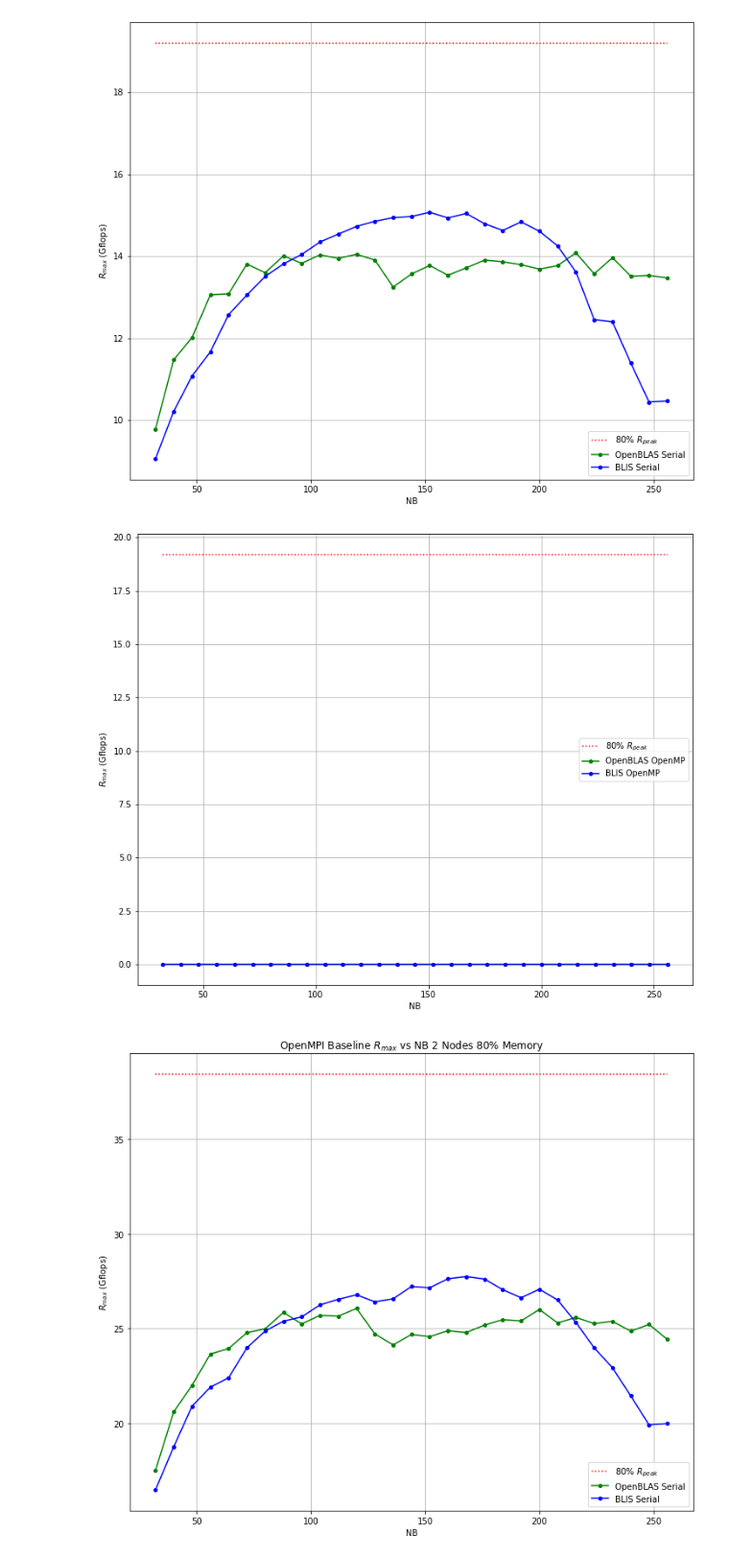
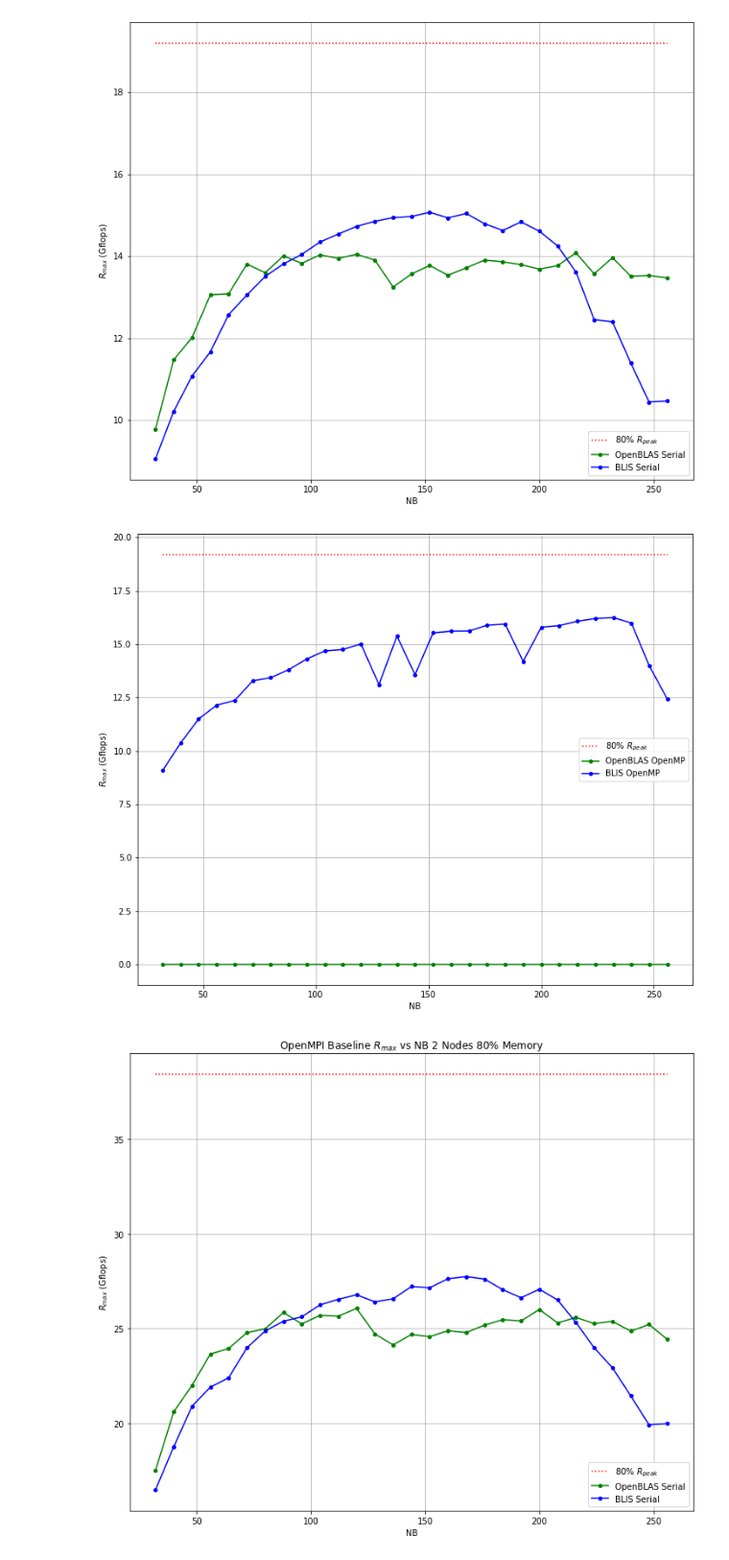
Before and after one commit to johnduffymsc/dissertation, a Jupyter notebook: picluster.ipynb, the cells around one changed output. Shown at 96% size. Drawn from its saved outputs; the diff is of its cells as text; code cells hidden in the pictures.

```diff
--- a/picluster.ipynb
+++ b/picluster.ipynb
@@ -288,63 +288,63 @@ openblas_openmp = [
     0,
     0,
     0,
     0,
     0,
     0,
     0,
     0,
     0,
     0,
     0,
     0
 ]
 
 blis_openmp = [
-    0,
-    0,
-    0,
-    0,
-    0,
-    0,
-    0,
-    0,
-    0,
-    0,
-    0,
-    0,
-    0,
-    0,
-    0,
-    0,
-    0,
-    0,
-    0,
-    0,
-    0,
-    0,
-    0,
-    0,
-    0,
-    0,
-    0,
-    0,
-    0
+    9.0775e+00,
+    1.0375e+01,
+    1.1497e+01,
+    1.2144e+01,
+    1.2362e+01,
+    1.3286e+01,
+    1.3429e+01,
+    1.3810e+01,
+    1.4310e+01,
+    1.4684e+01,
+    1.4753e+01,
+    1.5011e+01,
+    1.3109e+01,
+    1.5382e+01,
+    1.3571e+01,
+    1.5526e+01,
+    1.5608e+01,
+    1.5615e+01,
+    1.5890e+01,
+    1.5940e+01,
+    1.4193e+01,
+    1.5793e+01,
+    1.5870e+01,
+    1.6072e+01,
+    1.6201e+01,
+    1.6244e+01,
+    1.5990e+01,
+    1.3971e+01,
+    1.2422e+01
 ]
 
 plt.figure(figsize=(12, 10))
 #plt.title("OpenMP Baseline $R_{max}$ vs NB 1 Node (4 Cores) 80% Memory")
 plt.plot([32, 256], [R_PEAK_80, R_PEAK_80], ":", markersize=4, color="red")
 plt.plot(nb, openblas_openmp, "-go", markersize=4)
 plt.plot(nb, blis_openmp, "-bo", markersize=4)
 plt.xlabel("NB")
 plt.ylabel("$R_{max}$ (Gflops)")
 plt.legend(["80% $R_{peak}$", "OpenBLAS OpenMP", "BLIS OpenMP"])
 plt.grid()
 plt.savefig("openmp_gflops_vs_nb_1_node_80_percent_memory.pdf", bbox_inches="tight")
 plt.savefig("openmp_gflops_vs_nb_1_node_80_percent_memory.png", bbox_inches="tight")
 plt.show()
 # %% [output]
-[figure, old version]
+[figure, new version]
 # %%
 # OpenMPI Gflops vs NB for 2 nodes using 80% memory.
 
```
Also changed, not shown: 1 other file.
